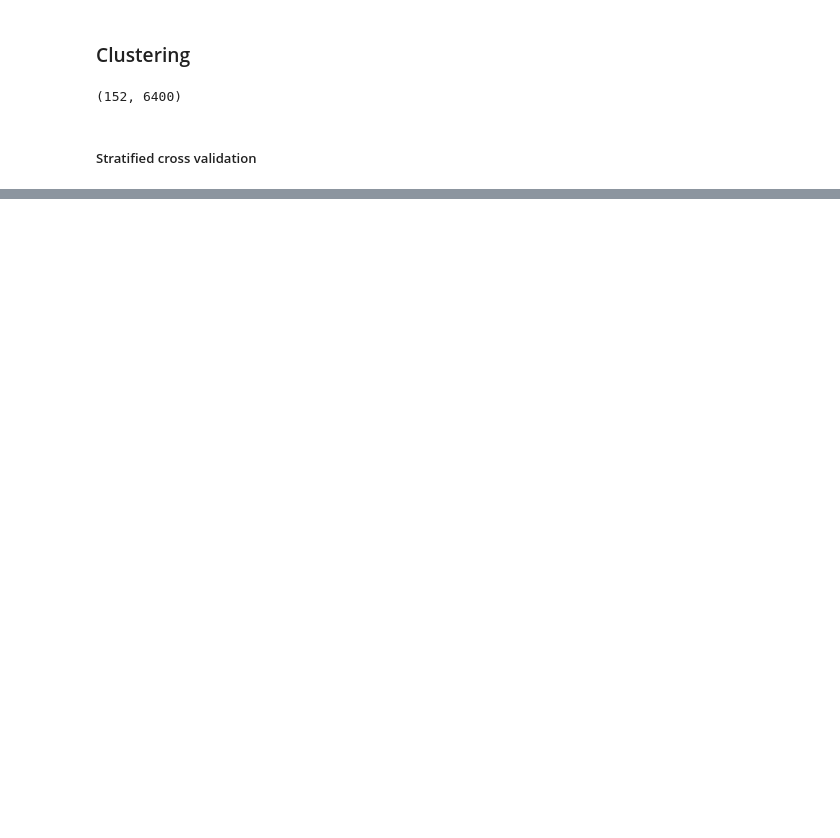
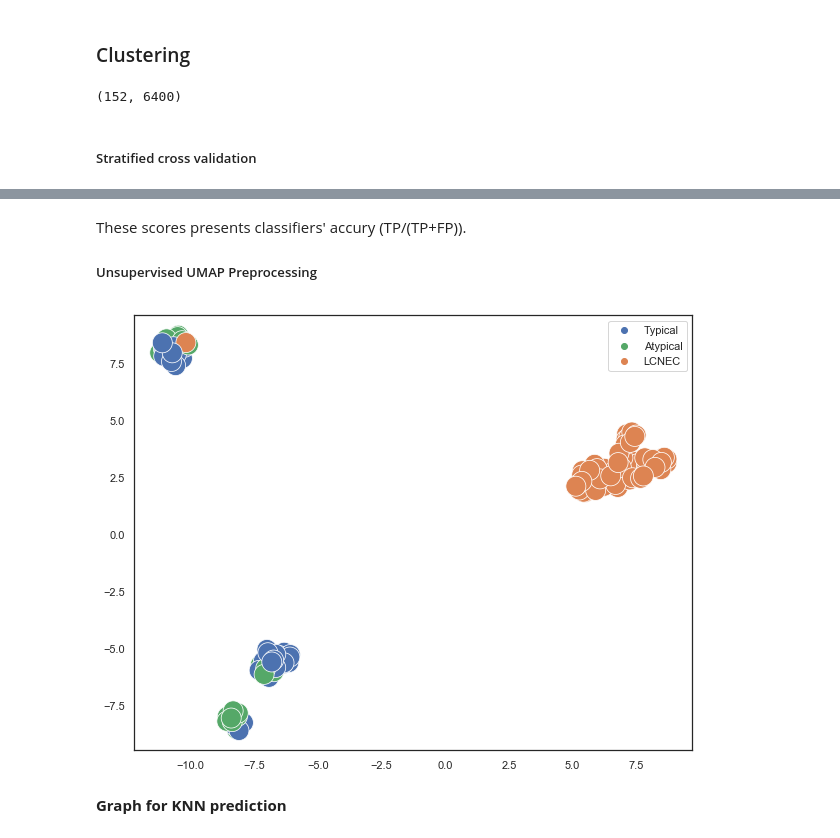
Before and after one commit to emathian/pulmonary_carcinoid, a Jupyter notebook: pulmonary_carcinoids/pulmonary_carcinoids_CODE/comparaison_maps/umap_learn.ipynb, the cells around one changed output, grey strips where cells are left out. Cells and saved outputs as stored; diff of their text form; code cells hidden in the pictures; blank space fills up the shorter version.

Commit message:
Ajout d'une fonction de clustering + Analyse supervisé non supervisé + analyse preprocessing et non + analyse min_dist + Analyse min_dist et NN

```diff
--- a/pulmonary_carcinoids/pulmonary_carcinoids_CODE/comparaison_maps/umap_learn.ipynb
+++ b/pulmonary_carcinoids/pulmonary_carcinoids_CODE/comparaison_maps/umap_learn.ipynb
@@ -208,5 +245,0 @@ svc = SVC().fit(X_train, y_train)
-# %%
-knn.fit(X_train, y_train)
-pred = knn.predict(X_test)
-print(knn.score(X_test, y_test))
-print(svc.score(X_test, y_test))
@@ -236,0 +255,3 @@ svc.score(trans.transform(X_test), y_test), knn.score(trans.transform(X_test), y
+# %%
+y_train = list(y_train)
+y_train.count('LCNEC')/len(y_train) , y_train.count('Typical')/len(y_train) , y_train.count('Atypical')/len(y_train)
@@ -236,0 +267,12 @@ svc.score(trans.transform(X_test), y_test), knn.score(trans.transform(X_test), y
+# %%
+knn_1 = KNeighborsClassifier().fit(X_train, y_train)
+svc_1 = SVC().fit(X_train, y_train)
+kmeans_1 = KMeans(n_clusters=3).fit(X_train)
+# %%
+knn_1.fit(X_train, y_train)
+pred_knn_1 = knn_1.predict(X_test)
+pred_kmeans_1 = kmeans_1.predict(X_test)
+kmean_acc_1 , kmean_lab_1 =label_pred(y_test, pred_kmeans_1 )
+print("Knn accurancy  : ",knn_1.score(X_test, y_test))
+print("SVC accurancy  : ",svc_1.score(X_test, y_test))
+print("Kmeans accurancy  : ", kmean_acc_1)
@@ -236,0 +290,11 @@ svc.score(trans.transform(X_test), y_test), knn.score(trans.transform(X_test), y
+# %% [markdown]
+These scores presents classifiers' accury (TP/(TP+FP)).
+##### Unsupervised UMAP Preprocessing
+# %%
+palette ={"Typical":"C0","LCNEC":"C1","Atypical":"C2"}
+trans = umap.UMAP().fit(X_train)
+sns.set(style='white', rc={'figure.figsize':(10,8)})
+sns.scatterplot(x=trans.embedding_[:, 0], y=trans.embedding_[:, 1],  hue=y_train, palette =palette ,s=400)
+plt.show()
+# %% [output]
+[figure, added]
@@ -236,0 +309,2 @@ svc.score(trans.transform(X_test), y_test), knn.score(trans.transform(X_test), y
+# %% [markdown]
+**Graph for KNN prediction**
```
Also changed, not shown: parts of 86 cells of this notebook.
